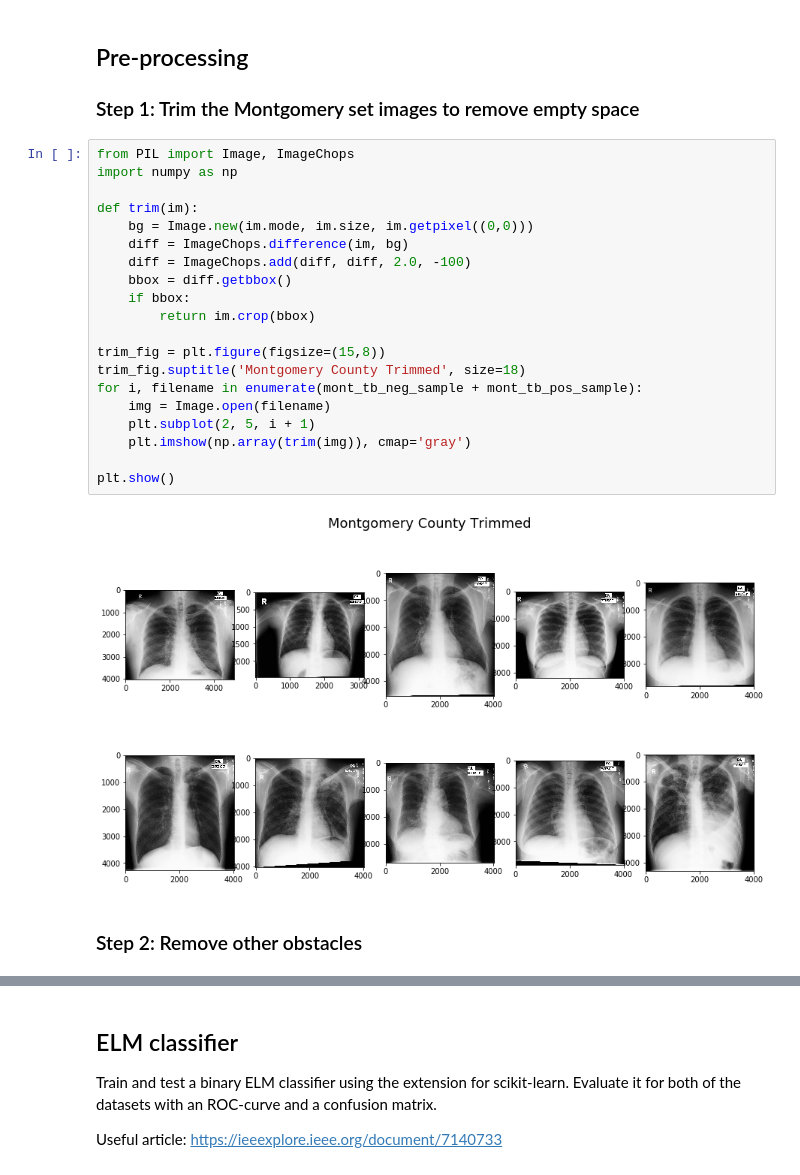
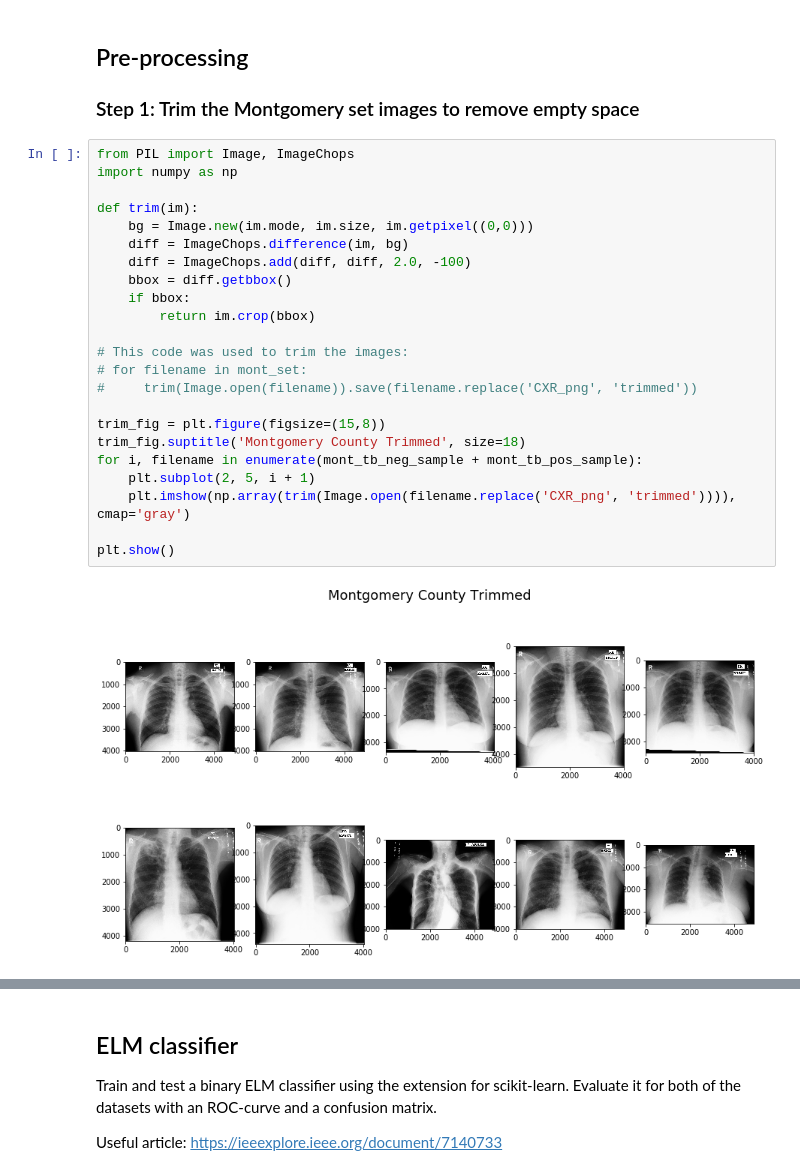
Before and after one commit to JonathanFeenstra/tuberculosis-elm-classifier, a Jupyter notebook: tuberculosis_classifier.ipynb, the cells around one changed output, grey strips where cells are left out. Drawn from its saved outputs; the diff is of its cells as text.

```diff
--- a/tuberculosis_classifier.ipynb
+++ b/tuberculosis_classifier.ipynb
@@ -59,24 +59,25 @@ plt.show()
 # %%
 from PIL import Image, ImageChops
 import numpy as np
 
 def trim(im):
     bg = Image.new(im.mode, im.size, im.getpixel((0,0)))
     diff = ImageChops.difference(im, bg)
     diff = ImageChops.add(diff, diff, 2.0, -100)
     bbox = diff.getbbox()
     if bbox:
         return im.crop(bbox)
 
+# This code was used to trim the images:
+# for filename in mont_set:
+#     trim(Image.open(filename)).save(filename.replace('CXR_png', 'trimmed'))
+
 trim_fig = plt.figure(figsize=(15,8))
 trim_fig.suptitle('Montgomery County Trimmed', size=18)
 for i, filename in enumerate(mont_tb_neg_sample + mont_tb_pos_sample):
-    img = Image.open(filename)
     plt.subplot(2, 5, i + 1)
-    plt.imshow(np.array(trim(img)), cmap='gray')
+    plt.imshow(np.array(trim(Image.open(filename.replace('CXR_png', 'trimmed')))), cmap='gray')
 
 plt.show()
 # %% [output]
-[figure, old version]
+[figure, new version]
-# %% [markdown]
-### Step 2: Remove other obstacles
```
Also changed, not shown: parts of 7 cells of this notebook, 1 other file.
